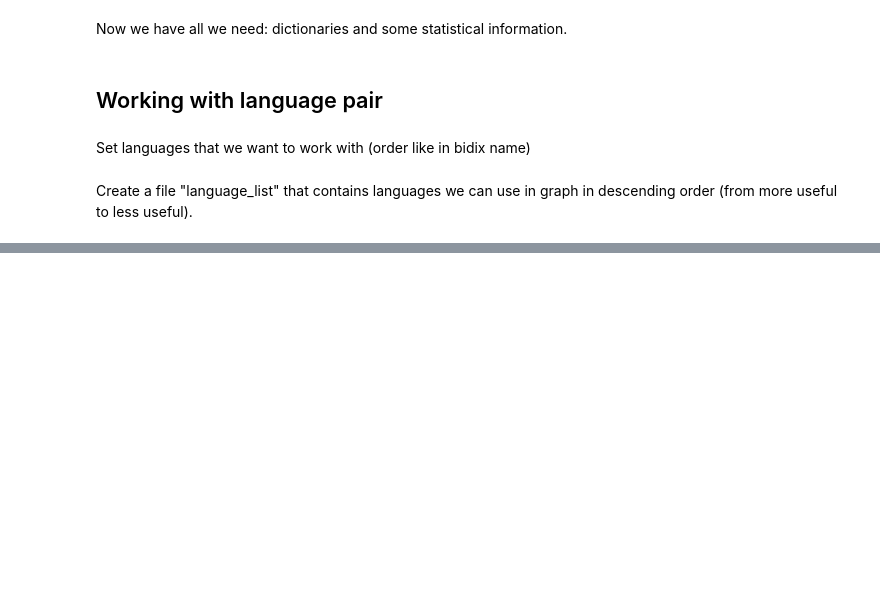
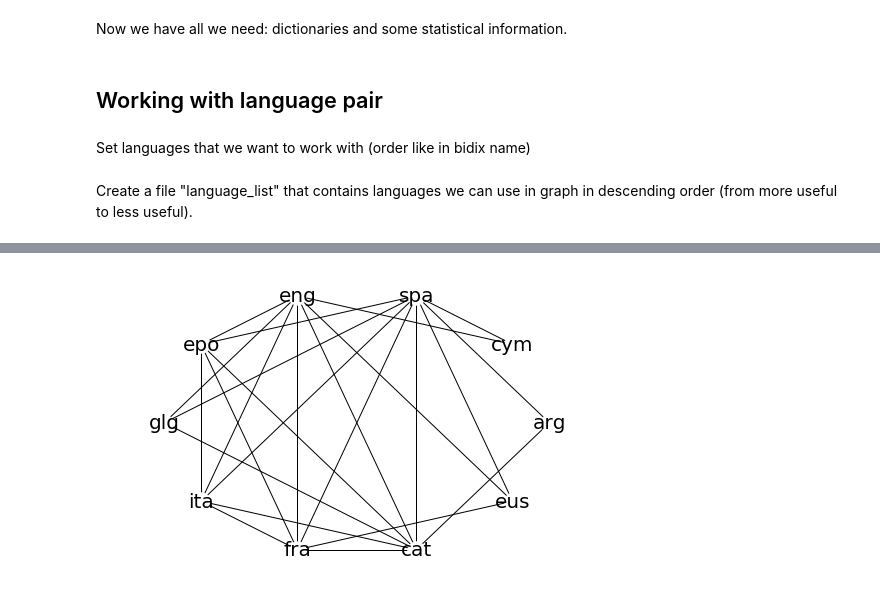
Before and after one commit to dkbrz/GSoC_2018, a Jupyter notebook: Example.ipynb, the cells around one changed output, grey strips where cells are left out. Cells and saved outputs as stored; diff of their text form; code cells hidden in the pictures; blank space fills up the shorter version.

```diff
--- a/Example.ipynb
+++ b/Example.ipynb
@@ -53,4 +57,5 @@ n = 10
 Create a file "language_list" that contains languages we can use in graph in descending order (from more useful to less useful).
 # %%
 %time get_relevant_languages(lang1, lang2)
-check_graph(l1, l2, n=n)
+check_graph(lang1, lang2, n=n)
+# %% [output]
@@ -57,3 +63,4 @@ check_graph(l1, l2, n=n)
+[figure, added]
 # %%
 %time load_file(lang1, lang2, n=n)
 %time change_encoding('{}-{}'.format(lang1,lang2))
```
Also changed, not shown: parts of 17 cells of this notebook, 2 other files.
